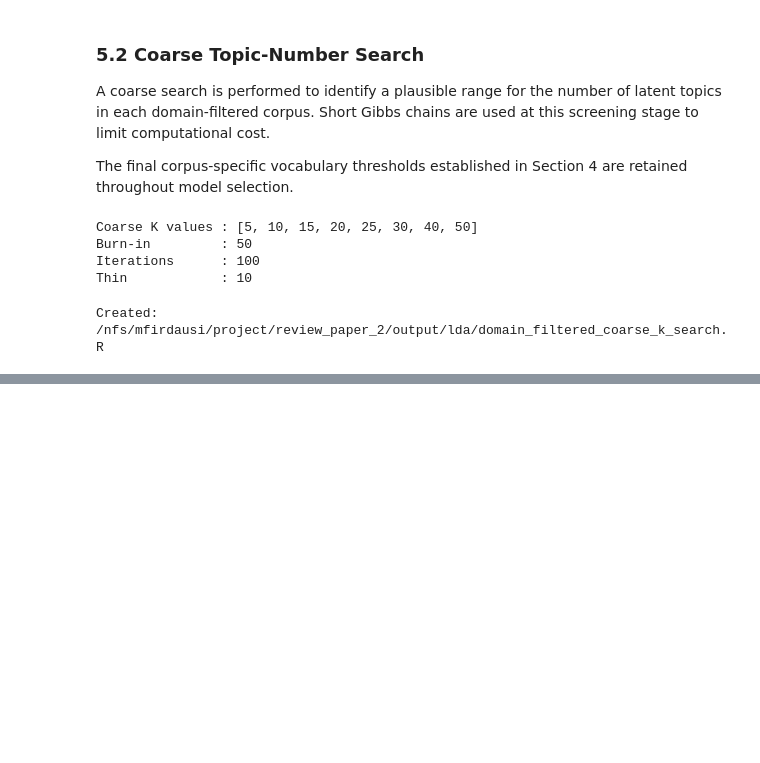
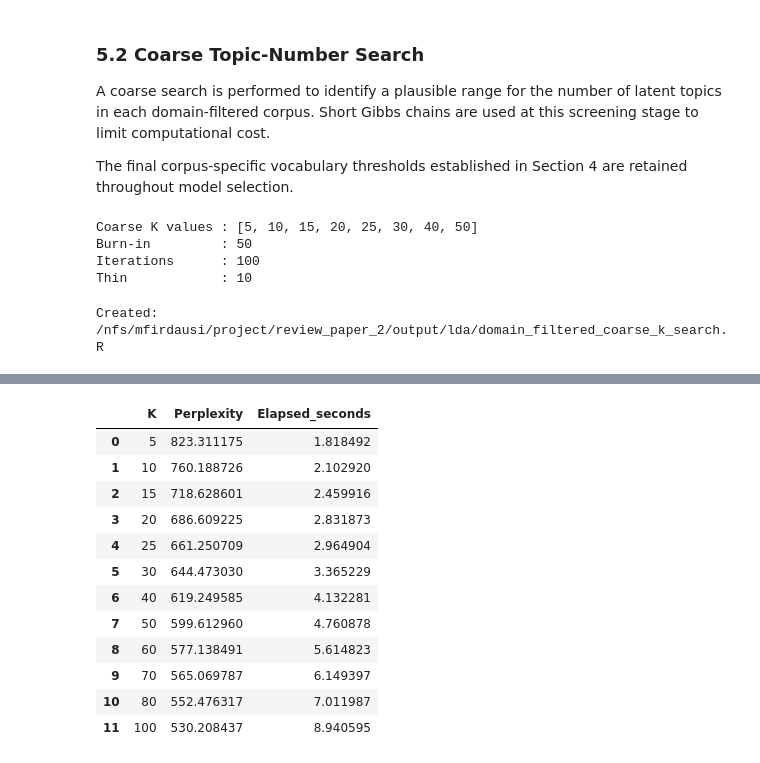
Before and after one commit to mdzalfirdausi/review_paper_2, a Jupyter notebook: notebooks/2.topic_modeling_iss.ipynb, the cells around one changed output, grey strips where cells are left out. Drawn from its saved outputs; the diff is of its cells as text; code cells hidden in the pictures; blank space fills up the shorter version.

```diff
--- a/notebooks/2.topic_modeling_iss.ipynb
+++ b/notebooks/2.topic_modeling_iss.ipynb
@@ -2015,3 +2015,13 @@ For model selection, each corpus is divided reproducibly into 80%
 training and 20% held-out documents using a fixed random seed.
 Candidate topic numbers are evaluated using held-out predictive
 performance together with topic coherence and distinctiveness.
+# %%
+LDA_DIR = OUTPUT_DIR / "lda"
+
+LDA_DIR.mkdir(
+    parents=True,
+    exist_ok=True,
+)
+
+print("LDA output directory:")
+print(LDA_DIR)
@@ -2411,0 +2946,31 @@ Created: /nfs/mfirdausi/project/review_paper_2/output/lda/domain_filtered_coarse
+# %%
+overton_k_screen = (
+    pd.concat(
+        [
+            overton_coarse_results,
+            overton_extended_results,
+        ],
+        ignore_index=True,
+    )
+    .drop_duplicates(
+        subset="K"
+    )
+    .sort_values("K")
+    .reset_index(drop=True)
+)
+
+display(overton_k_screen)
+# %% [output]
+|  | K | Perplexity | Elapsed_seconds |
+| 0 | 5 | 823.311175 | 1.818492 |
+| 1 | 10 | 760.188726 | 2.102920 |
+| 2 | 15 | 718.628601 | 2.459916 |
+| 3 | 20 | 686.609225 | 2.831873 |
+| 4 | 25 | 661.250709 | 2.964904 |
+| 5 | 30 | 644.473030 | 3.365229 |
+| 6 | 40 | 619.249585 | 4.132281 |
+| 7 | 50 | 599.612960 | 4.760878 |
+| 8 | 60 | 577.138491 | 5.614823 |
+| 9 | 70 | 565.069787 | 6.149397 |
+| 10 | 80 | 552.476317 | 7.011987 |
+| 11 | 100 | 530.208437 | 8.940595 |
```
Also changed, not shown: parts of 10 cells of this notebook.
